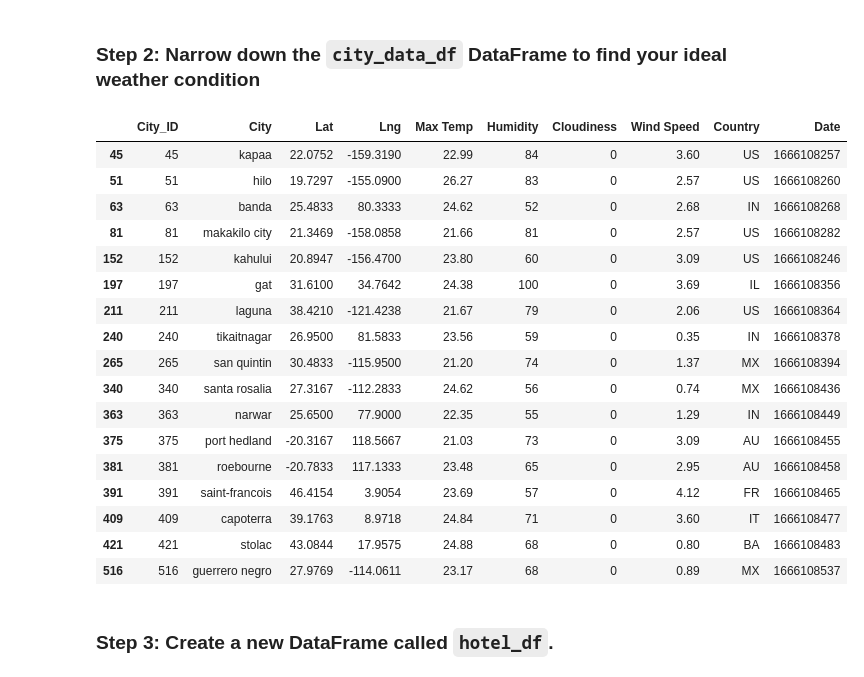
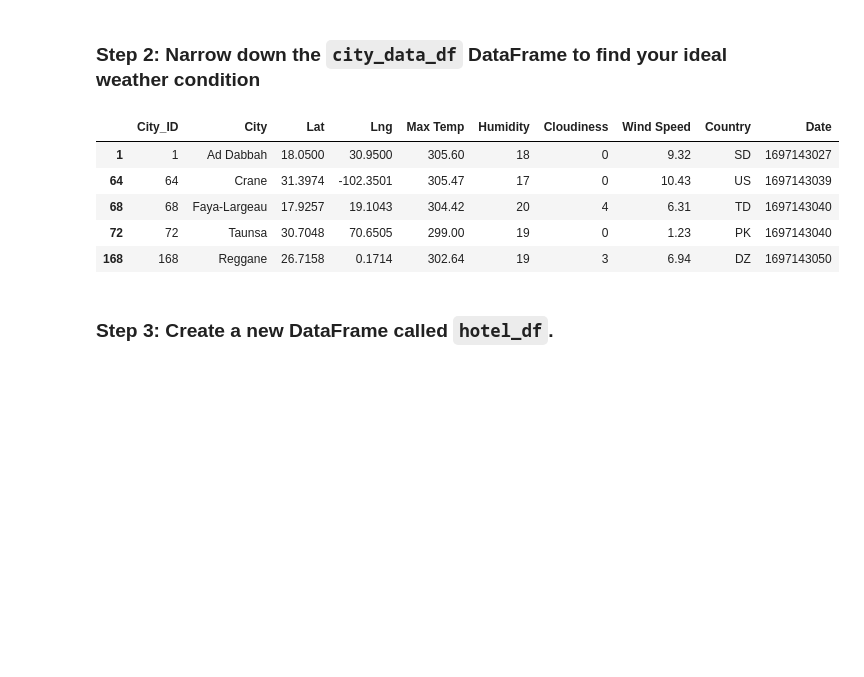
Before and after one commit to AclifftDepaul/python-api-challenge, a Jupyter notebook: VacationPy.ipynb, the cells around one changed output. Drawn from its saved outputs; the diff is of its cells as text; code cells hidden in the pictures; blank space fills up the shorter version.

```diff
--- a/VacationPy.ipynb
+++ b/VacationPy.ipynb
@@ -43,32 +54,21 @@ NameError: name 'plt' is not defined
 ### Step 2: Narrow down the `city_data_df` DataFrame to find your ideal weather condition
 # %%
 # Narrow down cities that fit criteria and drop any results with null values
-# YOUR CODE HERE
+BestWeather = city_data_df.loc[(city_data_df['Max Temp'] >= 70) & (city_data_df['Cloudiness'] <= 50) &
+                                  (city_data_df['Wind Speed'] <= 20) & (city_data_df['Humidity'] <= 20)]
 
 # Drop any rows with null values
 # YOUR CODE HERE
 
 # Display sample data
-# YOUR CODE HERE
+BestWeather.head()
 # %% [output]
 |  | City_ID | City | Lat | Lng | Max Temp | Humidity | Cloudiness | Wind Speed | Country | Date |
-| 45 | 45 | kapaa | 22.0752 | -159.3190 | 22.99 | 84 | 0 | 3.60 | US | 1666108257 |
-| 51 | 51 | hilo | 19.7297 | -155.0900 | 26.27 | 83 | 0 | 2.57 | US | 1666108260 |
-| 63 | 63 | banda | 25.4833 | 80.3333 | 24.62 | 52 | 0 | 2.68 | IN | 1666108268 |
-| 81 | 81 | makakilo city | 21.3469 | -158.0858 | 21.66 | 81 | 0 | 2.57 | US | 1666108282 |
-| 152 | 152 | kahului | 20.8947 | -156.4700 | 23.80 | 60 | 0 | 3.09 | US | 1666108246 |
-| 197 | 197 | gat | 31.6100 | 34.7642 | 24.38 | 100 | 0 | 3.69 | IL | 1666108356 |
-| 211 | 211 | laguna | 38.4210 | -121.4238 | 21.67 | 79 | 0 | 2.06 | US | 1666108364 |
-| 240 | 240 | tikaitnagar | 26.9500 | 81.5833 | 23.56 | 59 | 0 | 0.35 | IN | 1666108378 |
-| 265 | 265 | san quintin | 30.4833 | -115.9500 | 21.20 | 74 | 0 | 1.37 | MX | 1666108394 |
-| 340 | 340 | santa rosalia | 27.3167 | -112.2833 | 24.62 | 56 | 0 | 0.74 | MX | 1666108436 |
-| 363 | 363 | narwar | 25.6500 | 77.9000 | 22.35 | 55 | 0 | 1.29 | IN | 1666108449 |
-| 375 | 375 | port hedland | -20.3167 | 118.5667 | 21.03 | 73 | 0 | 3.09 | AU | 1666108455 |
-| 381 | 381 | roebourne | -20.7833 | 117.1333 | 23.48 | 65 | 0 | 2.95 | AU | 1666108458 |
-| 391 | 391 | saint-francois | 46.4154 | 3.9054 | 23.69 | 57 | 0 | 4.12 | FR | 1666108465 |
-| 409 | 409 | capoterra | 39.1763 | 8.9718 | 24.84 | 71 | 0 | 3.60 | IT | 1666108477 |
-| 421 | 421 | stolac | 43.0844 | 17.9575 | 24.88 | 68 | 0 | 0.80 | BA | 1666108483 |
-| 516 | 516 | guerrero negro | 27.9769 | -114.0611 | 23.17 | 68 | 0 | 0.89 | MX | 1666108537 |
+| 1 | 1 | Ad Dabbah | 18.0500 | 30.9500 | 305.60 | 18 | 0 | 9.32 | SD | 1697143027 |
+| 64 | 64 | Crane | 31.3974 | -102.3501 | 305.47 | 17 | 0 | 10.43 | US | 1697143039 |
+| 68 | 68 | Faya-Largeau | 17.9257 | 19.1043 | 304.42 | 20 | 4 | 6.31 | TD | 1697143040 |
+| 72 | 72 | Taunsa | 30.7048 | 70.6505 | 299.00 | 19 | 0 | 1.23 | PK | 1697143040 |
+| 168 | 168 | Reggane | 26.7158 | 0.1714 | 302.64 | 19 | 3 | 6.94 | DZ | 1697143050 |
 # %% [markdown]
 ### Step 3: Create a new DataFrame called `hotel_df`.
 # %%
```
Also changed, not shown: parts of 5 cells of this notebook, 2 other files.
